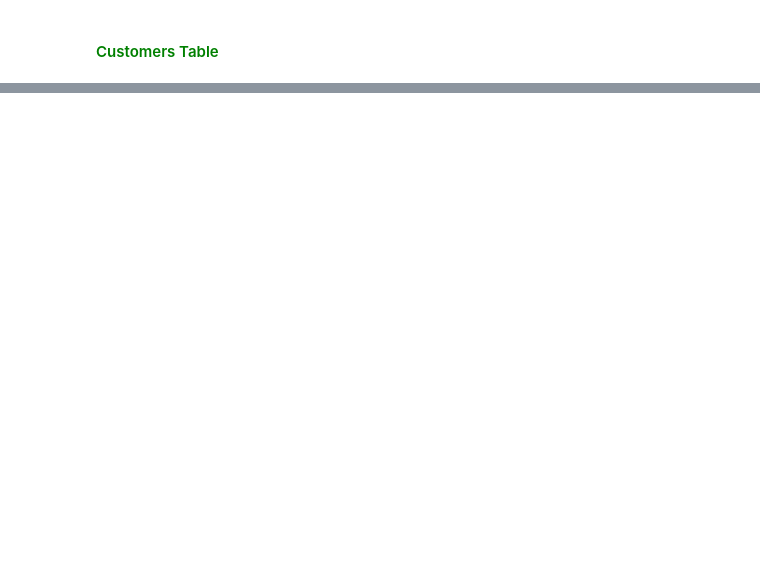
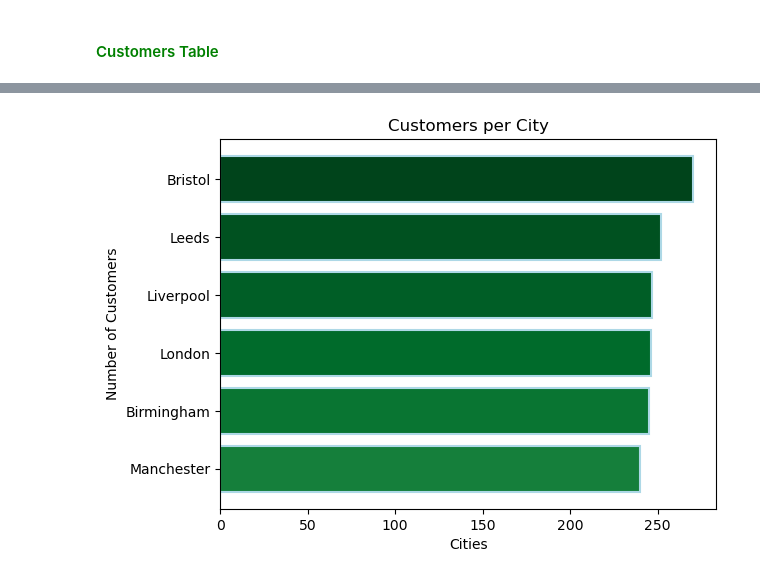
Before and after one commit to Kartika-Nidhi/SQLProjects, a Jupyter notebook: RestaurantAnalysis.ipynb, the cells around one changed output, grey strips where cells are left out. Saved outputs shown, nothing was run; the diff lists cells and outputs as text; code cells hidden in the pictures; blank space fills up the shorter version.

Commit message:
Customers table analysis completed

```diff
--- a/RestaurantAnalysis.ipynb
+++ b/RestaurantAnalysis.ipynb
@@ -394,0 +489,16 @@ Running query in 'mysql+pymysql://root:***@localhost/eda_project_db'
+# %%
+plt.barh(
+    y = df3['city'].value_counts().index,
+    width = df3['city'].value_counts().values,
+    color = plt.cm.Greens(np.linspace(1, 0.8, 6)),
+    linewidth = 1.5,
+    edgecolor = 'lightblue'
+)
+
+plt.title('Customers per City')
+plt.xlabel('Cities')
+plt.ylabel('Number of Customers')
+plt.gca().invert_yaxis()
+plt.show()
+# %% [output]
+[figure, added]
```
Also changed, not shown: parts of 13 cells of this notebook.
